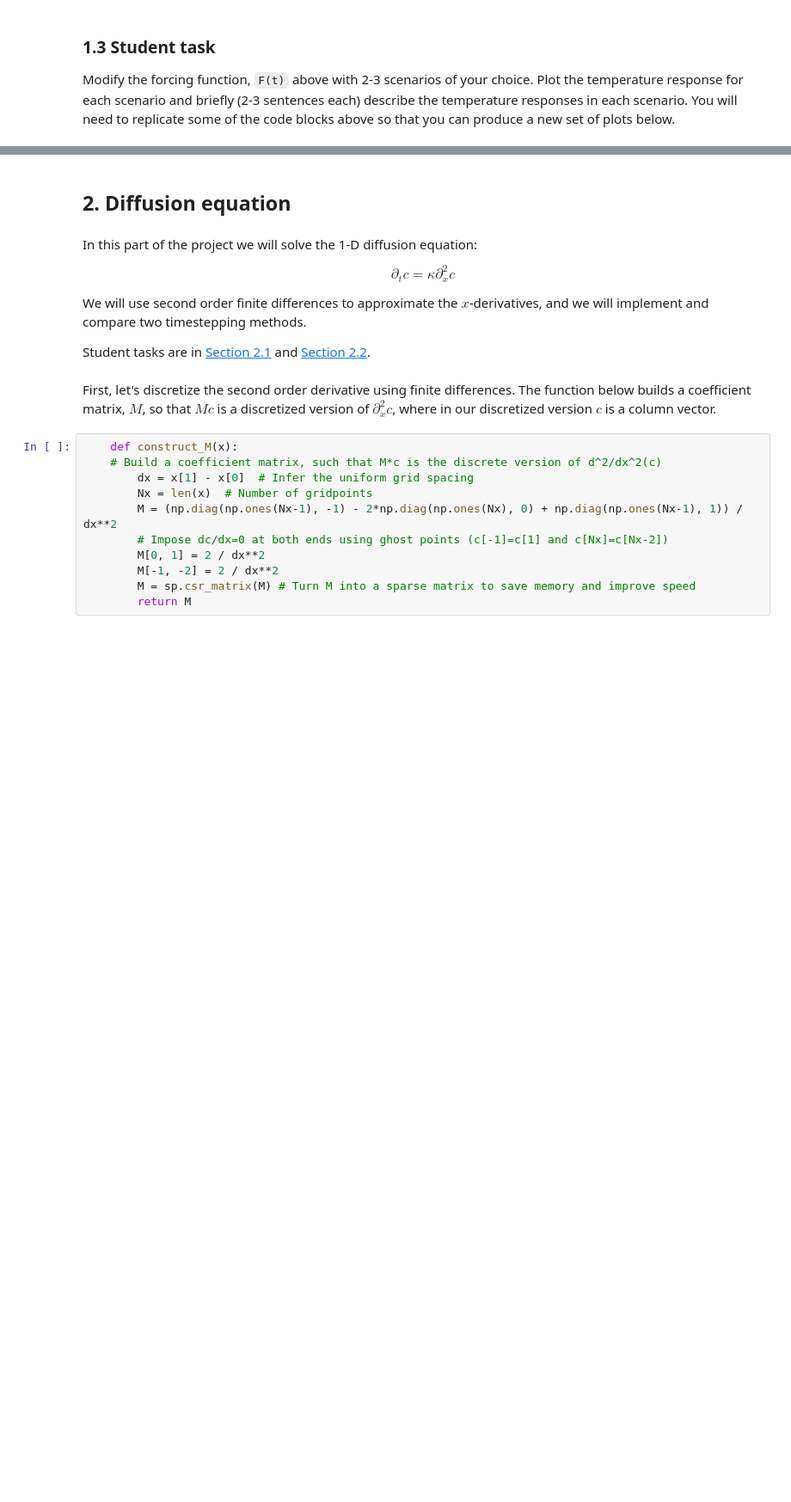
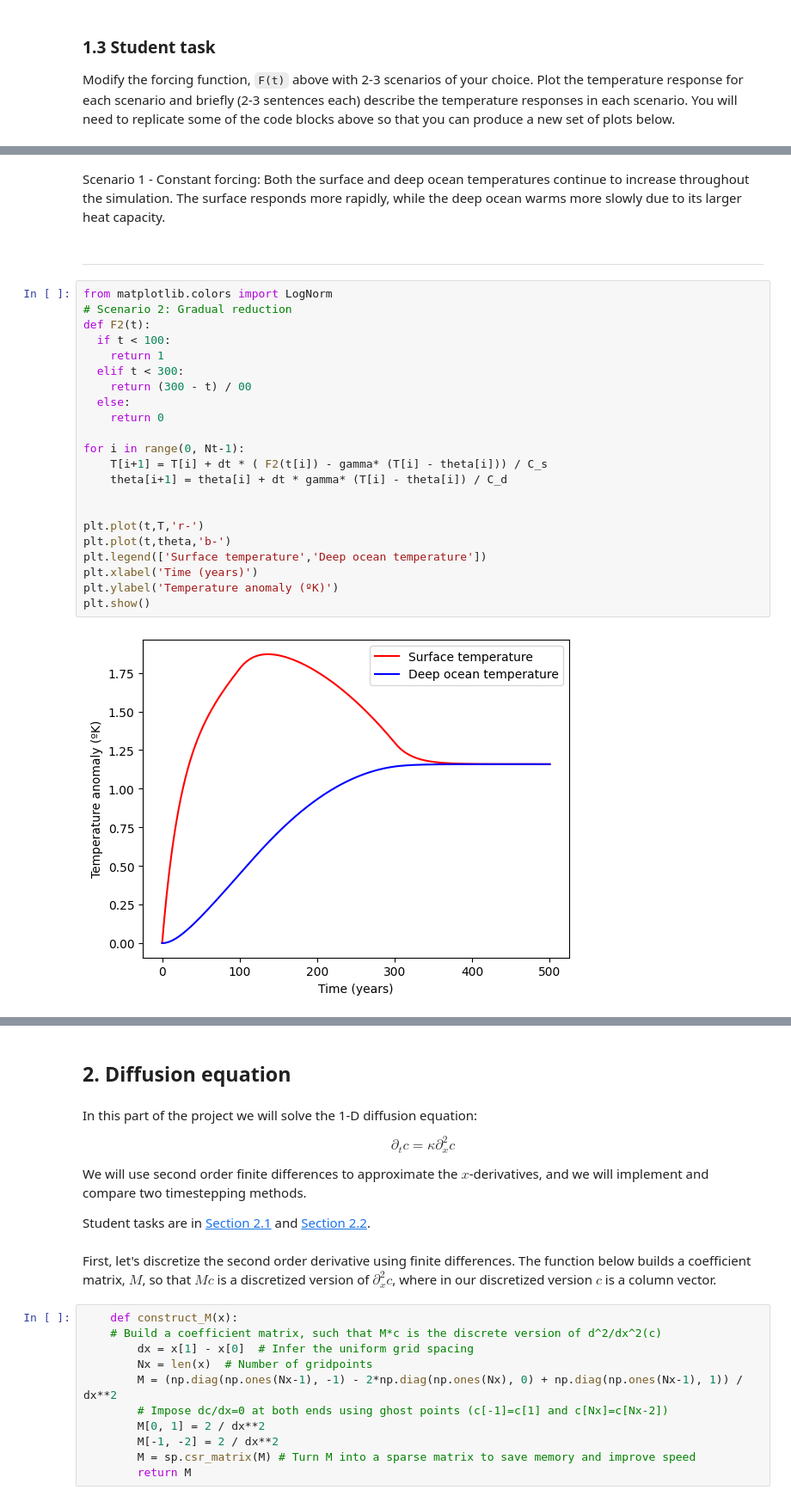
Before and after one commit to OsmanthusLiu/qces, a Jupyter notebook: Project1_numerical_methods.ipynb, the cells around one changed output, grey strips where cells are left out. Shown at 86% size. Cells and saved outputs as stored; diff of their text form; blank space fills up the shorter version.

```diff
--- a/Project1_numerical_methods.ipynb
+++ b/Project1_numerical_methods.ipynb
@@ -90,0 +135,28 @@ INSERT DISCUSSION HERE
+# %% [markdown]
+Scenario 1 - Constant forcing: Both the surface and deep ocean temperatures continue to increase throughout the simulation. The surface responds more rapidly, while the deep ocean warms more slowly due to its larger heat capacity.
+# %% [markdown]
+--------------------------------------------------------------
+# %%
+from matplotlib.colors import LogNorm
+# Scenario 2: Gradual reduction
+def F2(t):
+  if t < 100:
+    return 1
+  elif t < 300:
+    return (300 - t) / 00
+  else:
+    return 0
+
+for i in range(0, Nt-1):
+    T[i+1] = T[i] + dt * ( F2(t[i]) - gamma* (T[i] - theta[i])) / C_s
+    theta[i+1] = theta[i] + dt * gamma* (T[i] - theta[i]) / C_d
+
+
+plt.plot(t,T,'r-')
+plt.plot(t,theta,'b-')
+plt.legend(['Surface temperature','Deep ocean temperature'])
+plt.xlabel('Time (years)')
+plt.ylabel('Temperature anomaly (ºK)')
+plt.show()
+# %% [output]
+[figure, added]
```
Also changed, not shown: parts of 16 cells of this notebook.
